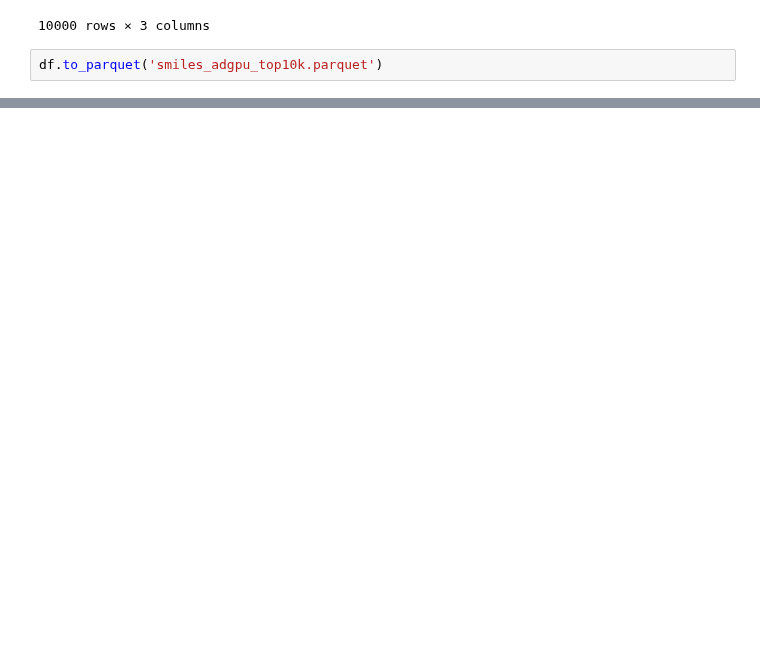
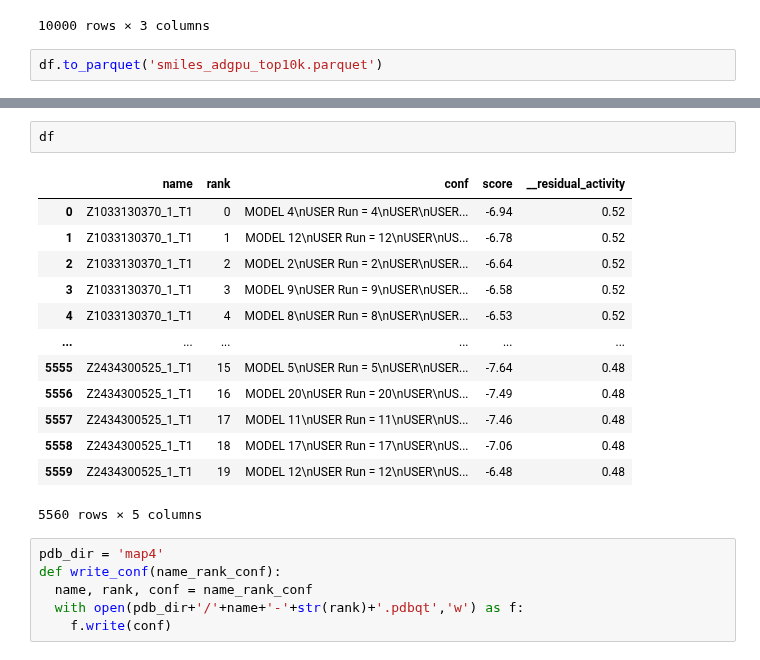
Before and after one commit to jglaser/gigadocking_notebooks, a Jupyter notebook: extract_top.ipynb, the cells around one changed output, grey strips where cells are left out. Cells and saved outputs as stored; diff of their text form; blank space fills up the shorter version.

```diff
--- a/extract_top.ipynb
+++ b/extract_top.ipynb
@@ -59,0 +56,22 @@ KeyboardInterrupt: ignored
+# %%
+df
+# %% [output]
+|  | name | rank | conf | score | __residual_activity |
+| 0 | Z1033130370_1_T1 | 0 | MODEL 4\nUSER Run = 4\nUSER\nUSER... | -6.94 | 0.52 |
+| 1 | Z1033130370_1_T1 | 1 | MODEL 12\nUSER Run = 12\nUSER\nUS... | -6.78 | 0.52 |
+| 2 | Z1033130370_1_T1 | 2 | MODEL 2\nUSER Run = 2\nUSER\nUSER... | -6.64 | 0.52 |
+| 3 | Z1033130370_1_T1 | 3 | MODEL 9\nUSER Run = 9\nUSER\nUSER... | -6.58 | 0.52 |
+| 4 | Z1033130370_1_T1 | 4 | MODEL 8\nUSER Run = 8\nUSER\nUSER... | -6.53 | 0.52 |
+| ... | ... | ... | ... | ... | ... |
+| 5555 | Z2434300525_1_T1 | 15 | MODEL 5\nUSER Run = 5\nUSER\nUSER... | -7.64 | 0.48 |
+| 5556 | Z2434300525_1_T1 | 16 | MODEL 20\nUSER Run = 20\nUSER\nUS... | -7.49 | 0.48 |
+| 5557 | Z2434300525_1_T1 | 17 | MODEL 11\nUSER Run = 11\nUSER\nUS... | -7.46 | 0.48 |
+| 5558 | Z2434300525_1_T1 | 18 | MODEL 17\nUSER Run = 17\nUSER\nUS... | -7.06 | 0.48 |
+| 5559 | Z2434300525_1_T1 | 19 | MODEL 12\nUSER Run = 12\nUSER\nUS... | -6.48 | 0.48 |
+5560 rows × 5 columns
+# %%
+pdb_dir = 'map4'
+def write_conf(name_rank_conf):
+  name, rank, conf = name_rank_conf
+  with open(pdb_dir+'/'+name+'-'+str(rank)+'.pdbqt','w') as f:
+    f.write(conf)
```
Also changed, not shown: parts of 8 cells of this notebook.
